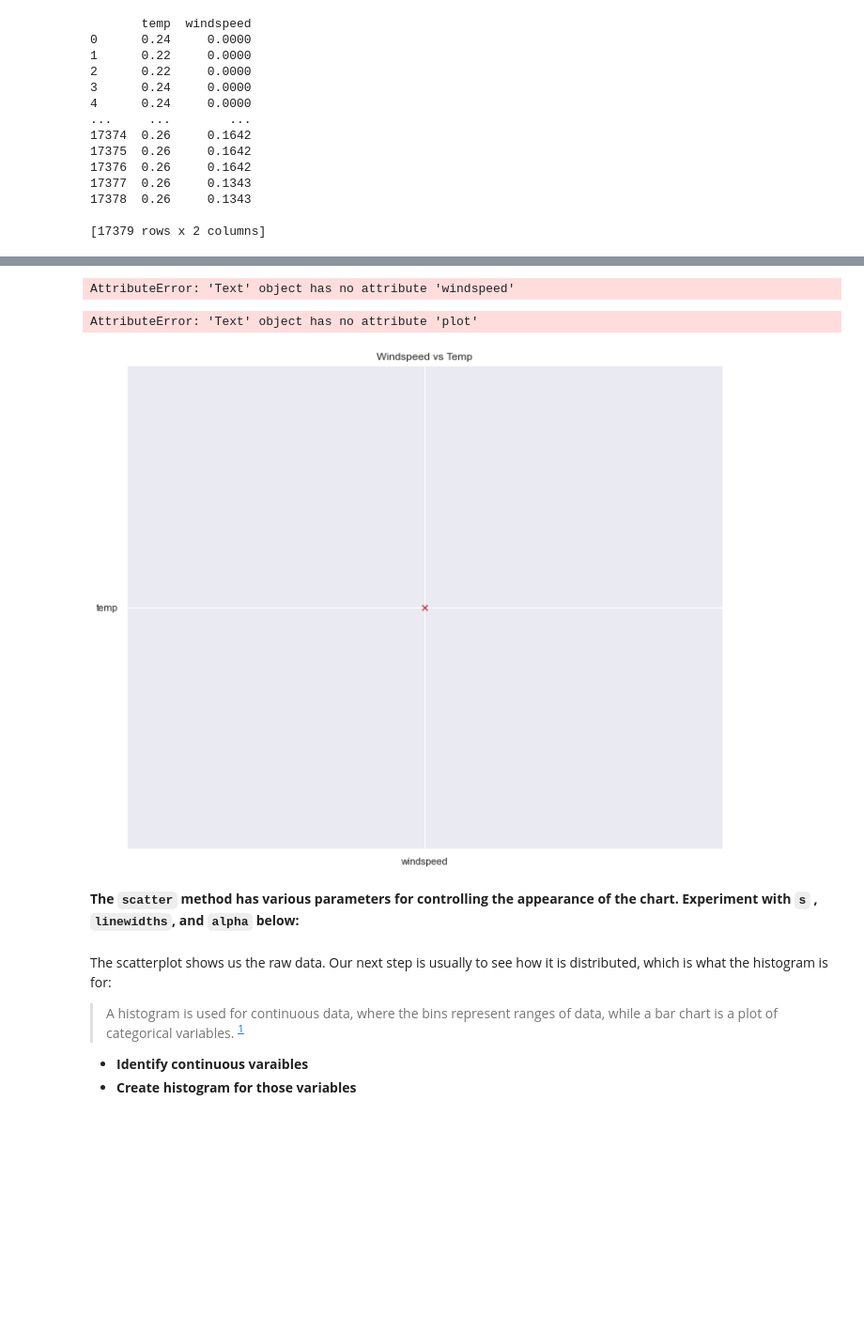
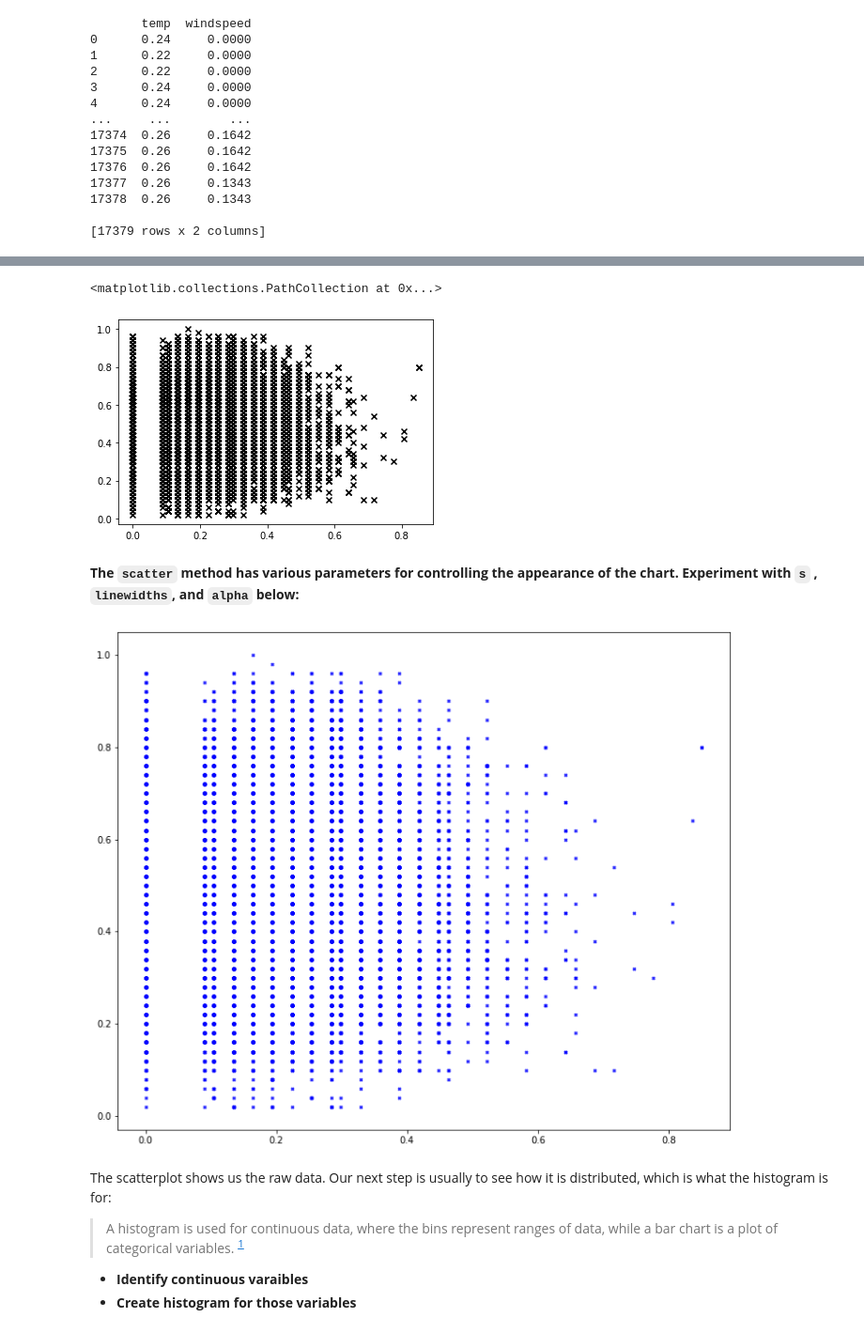
Before and after one commit to MonicaEstrada888/New_IoD, a Jupyter notebook: MODULE 3/IOD_Lab 3.1.2.ipynb, the cells around one changed output, grey strips where cells are left out. Shown at 94% size. Drawn from its saved outputs; the diff is of its cells as text; code cells hidden in the pictures; blank space fills up the shorter version.

```diff
--- a/MODULE 3/IOD_Lab 3.1.2.ipynb
+++ b/MODULE 3/IOD_Lab 3.1.2.ipynb
@@ -100,25 +158,10 @@ print(bikes1)
 # %%
+#Scatter plot. Another way to make a scatter plot
 x = bikes1.windspeed
 y = bikes1.temp
-plt.scatter(x,y)
+plt.scatter(x,y, marker= 'x', color ='black')
 # %% [output]
-AttributeError: 'Text' object has no attribute 'windspeed'
+<matplotlib.collections.PathCollection at 0x...>
+[figure, added]
-# %%
-bikes1.plot.figure(figsize(12,10))
-bikes1.plot.scatter(x='windspeed', y='temp')
-bikes1.plot.xlabel('Windspeed')
-bikes1.plot.ylabel('Temp')
-bikes1.plot.title('Windspeed vs Temp')
-# %% [output]
-AttributeError: 'Text' object has no attribute 'plot'
-# %%
-#ANSWER
-bikes1 = plt.figure(figsize(12,10))
-bikes1 = plt.scatter(x='windspeed', y='temp', marker='x', color='r')
-bikes1 = plt.xlabel('Windspeed')
-bikes1= plt.ylabel('Temp')
-bikes1 = plt.title('Windspeed vs Temp')
-# %% [output]
-[figure, removed]
 # %% [markdown]
 **The `scatter` method has various parameters for controlling the appearance of the chart. Experiment with `s` , `linewidths`, and `alpha` below:**
@@ -133,3 +168,13 @@ sns.lineplot(x='hr', y='temp', data=data)
+# %%
+#Controlling apperance of scatter plot
+#s = Default marker size in points **2
+#linewidhts = linewidth of the marker edges. Float or None
+#edgecolors= Default is 'face'. You can change to None. Color or None or 'auto'
+#alpha: blending value, between 0 (transparent) and 1 (opaque). default = 'None'. Float or None
+plt.scatter(x,y, marker='x', s=8, color='blue', linewidths=2, alpha=0.8, edgecolors='black')
+plt.show()
+# %% [output]
+[figure, added]
 # %% [markdown]
 The scatterplot shows us the raw data. Our next step is usually to see how it is distributed, which is what the histogram is for:
 
```
Also changed, not shown: parts of 90 cells of this notebook.
